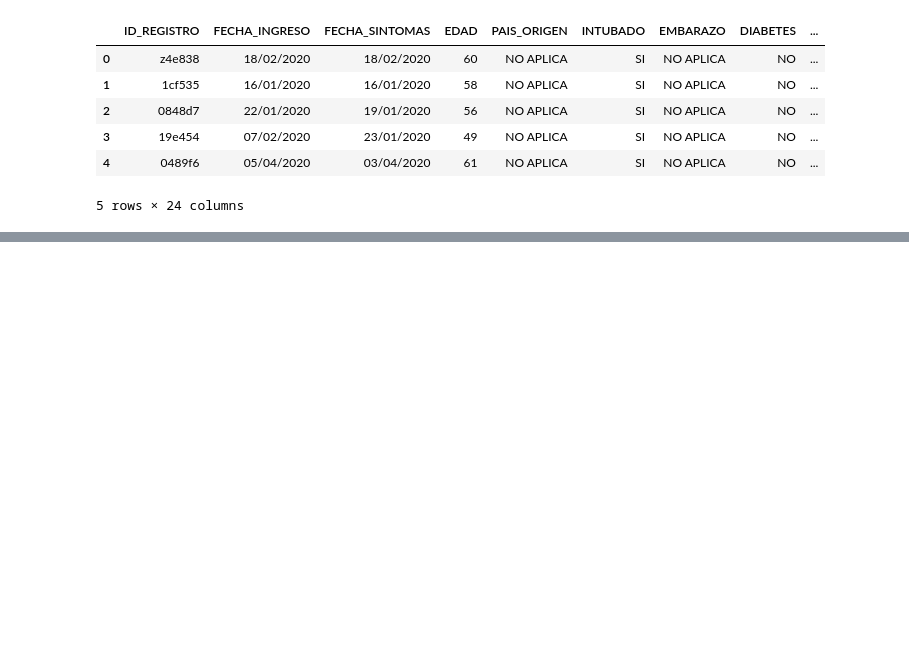
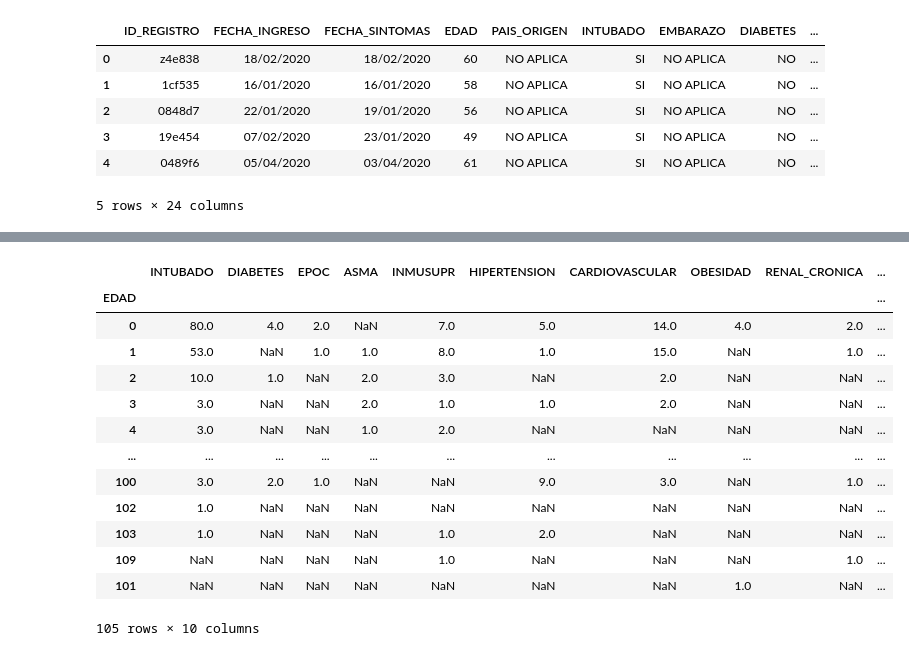
Before and after one commit to Felo2023/Project-1, a Jupyter notebook: Python programs/Main program2.0.ipynb, the cells around one changed output, grey strips where cells are left out. Cells and saved outputs as stored; diff of their text form; code cells hidden in the pictures; blank space fills up the shorter version.

```diff
--- a/Python programs/Main program2.0.ipynb
+++ b/Python programs/Main program2.0.ipynb
@@ -155,0 +279,51 @@ complete_data2.to_csv('../Resultados/Dataframe.csv')
+# %%
+# calculate the number of deaths by COVID with any morbidity
+count_intubado_men= complete_data_men.loc[complete_data_men["INTUBADO"] == "SI "].groupby("EDAD")["INTUBADO"].count()
+count_diabetes_men= complete_data_men.loc[complete_data_men["DIABETES"] == "SI "].groupby("EDAD")["DIABETES"].count()
+count_epoc_men= complete_data_men.loc[complete_data_men["EPOC"] == "SI "].groupby("EDAD")["EPOC"].count()
+count_asma_men= complete_data_men.loc[complete_data_men["ASMA"] == "SI "].groupby("EDAD")["ASMA"].count()
+count_inmu_men= complete_data_men.loc[complete_data_men["INMUSUPR"] == "SI "].groupby("EDAD")["INMUSUPR"].count()
+count_hipertension_men= complete_data_men.loc[complete_data_men["HIPERTENSION"] == "SI "].groupby("EDAD")["HIPERTENSION"].count()
+count_cardiovascular_men= complete_data_men.loc[complete_data_men["CARDIOVASCULAR"] == "SI "].groupby("EDAD")["CARDIOVASCULAR"].count()
+count_obesity_men= complete_data_men.loc[complete_data_men["OBESIDAD"] == "SI "].groupby("EDAD")["OBESIDAD"].count()
+count_renal_men= complete_data_men.loc[complete_data_men["RENAL_CRONICA"] == "SI "].groupby("EDAD")["RENAL_CRONICA"].count()
+count_uci_men= complete_data_men.loc[complete_data_men["CUIDADOS_INTENSIVOS"] == "SI "].groupby("EDAD")["CUIDADOS_INTENSIVOS"].count()
+
+
+import pandas as pd
+
+# Crear un DataFrame para cada Serie
+df_intubado = pd.DataFrame(count_intubado_men)
+df_diabetes = pd.DataFrame(count_diabetes_men)
+df_epoc = pd.DataFrame(count_epoc_men)
+df_asma = pd.DataFrame(count_asma_men)
+df_inmu = pd.DataFrame(count_inmu_men)
+df_hipertension = pd.DataFrame(count_hipertension_men)
+df_cardiovascular = pd.DataFrame(count_cardiovascular_men)
+df_obesity = pd.DataFrame(count_obesity_men)
+df_renal = pd.DataFrame(count_renal_men)
+df_uci = pd.DataFrame(count_uci_men)
+
+# Combinar todos los DataFrames en uno solo usando pd.concat()
+data_frames = [df_intubado, df_diabetes, df_epoc, df_asma, df_inmu, df_hipertension, df_cardiovascular, df_obesity, df_renal, df_uci]
+
+# Realizar la concatenación usando el índice "EDAD"
+morbidity_stats_men = pd.concat(data_frames, axis=1)
+
+# Mostrar el DataFrame resultante
+morbidity_stats_men
+# %% [output]
+|  | INTUBADO | DIABETES | EPOC | ASMA | INMUSUPR | HIPERTENSION | CARDIOVASCULAR | OBESIDAD | RENAL_CRONICA | ... |
+| EDAD |  |  |  |  |  |  |  |  |  | ... |
+| 0 | 80.0 | 4.0 | 2.0 | NaN | 7.0 | 5.0 | 14.0 | 4.0 | 2.0 | ... |
+| 1 | 53.0 | NaN | 1.0 | 1.0 | 8.0 | 1.0 | 15.0 | NaN | 1.0 | ... |
+| 2 | 10.0 | 1.0 | NaN | 2.0 | 3.0 | NaN | 2.0 | NaN | NaN | ... |
+| 3 | 3.0 | NaN | NaN | 2.0 | 1.0 | 1.0 | 2.0 | NaN | NaN | ... |
+| 4 | 3.0 | NaN | NaN | 1.0 | 2.0 | NaN | NaN | NaN | NaN | ... |
+| ... | ... | ... | ... | ... | ... | ... | ... | ... | ... | ... |
+| 100 | 3.0 | 2.0 | 1.0 | NaN | NaN | 9.0 | 3.0 | NaN | 1.0 | ... |
+| 102 | 1.0 | NaN | NaN | NaN | NaN | NaN | NaN | NaN | NaN | ... |
+| 103 | 1.0 | NaN | NaN | NaN | 1.0 | 2.0 | NaN | NaN | NaN | ... |
+| 109 | NaN | NaN | NaN | NaN | 1.0 | NaN | NaN | NaN | 1.0 | ... |
+| 101 | NaN | NaN | NaN | NaN | NaN | NaN | NaN | 1.0 | NaN | ... |
+105 rows × 10 columns
```
Also changed, not shown: parts of 13 cells of this notebook.
